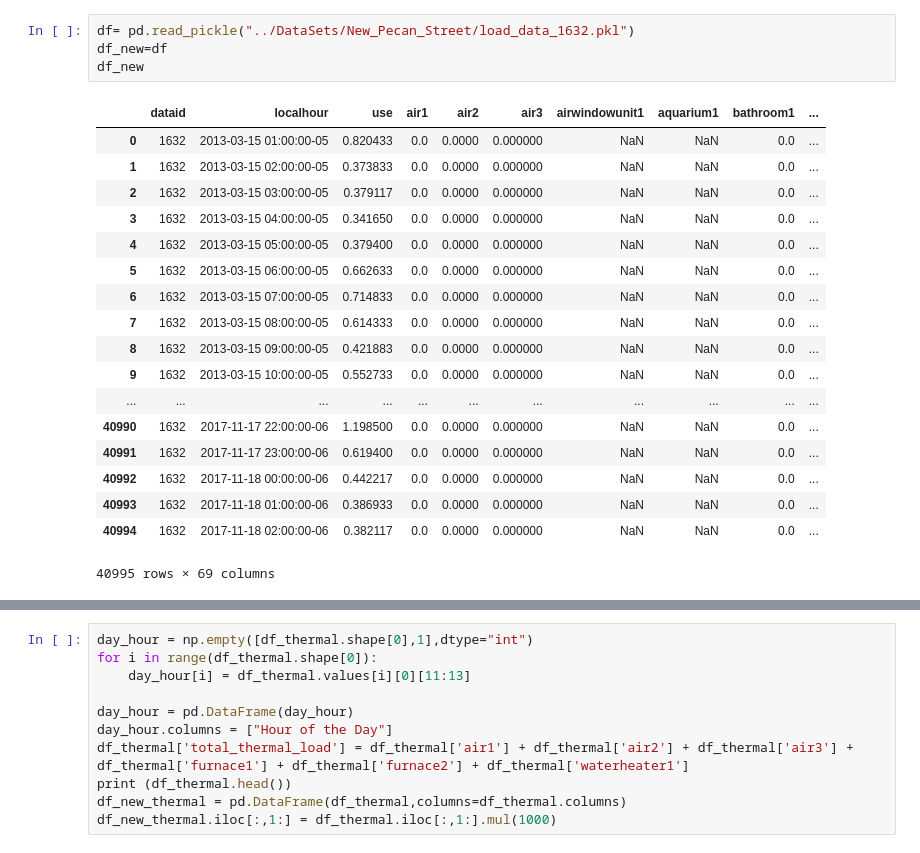
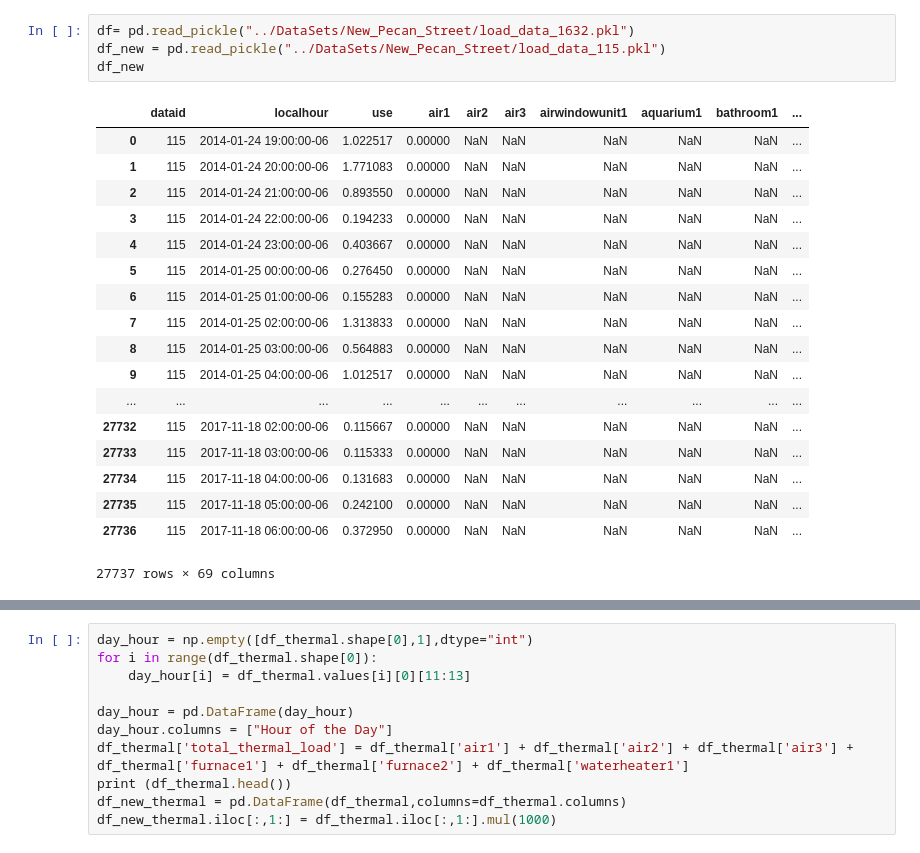
Before and after one commit to adithya8/loadPrediction, a Jupyter notebook: Untitled.ipynb, the cells around one changed output, grey strips where cells are left out. Cells and saved outputs as stored; diff of their text form.

```diff
--- a/Untitled.ipynb
+++ b/Untitled.ipynb
@@ -122,27 +126,27 @@ def nnmodel(localdf):
     del model
 # %%
 df= pd.read_pickle("../DataSets/New_Pecan_Street/load_data_1632.pkl")
-df_new=df
+df_new = pd.read_pickle("../DataSets/New_Pecan_Street/load_data_115.pkl")
 df_new
 # %% [output]
 |  | dataid | localhour | use | air1 | air2 | air3 | airwindowunit1 | aquarium1 | bathroom1 | ... |
-| 0 | 1632 | 2013-03-15 01:00:00-05 | 0.820433 | 0.0 | 0.0000 | 0.000000 | NaN | NaN | 0.0 | ... |
-| 1 | 1632 | 2013-03-15 02:00:00-05 | 0.373833 | 0.0 | 0.0000 | 0.000000 | NaN | NaN | 0.0 | ... |
-| 2 | 1632 | 2013-03-15 03:00:00-05 | 0.379117 | 0.0 | 0.0000 | 0.000000 | NaN | NaN | 0.0 | ... |
-| 3 | 1632 | 2013-03-15 04:00:00-05 | 0.341650 | 0.0 | 0.0000 | 0.000000 | NaN | NaN | 0.0 | ... |
-| 4 | 1632 | 2013-03-15 05:00:00-05 | 0.379400 | 0.0 | 0.0000 | 0.000000 | NaN | NaN | 0.0 | ... |
-| 5 | 1632 | 2013-03-15 06:00:00-05 | 0.662633 | 0.0 | 0.0000 | 0.000000 | NaN | NaN | 0.0 | ... |
-| 6 | 1632 | 2013-03-15 07:00:00-05 | 0.714833 | 0.0 | 0.0000 | 0.000000 | NaN | NaN | 0.0 | ... |
-| 7 | 1632 | 2013-03-15 08:00:00-05 | 0.614333 | 0.0 | 0.0000 | 0.000000 | NaN | NaN | 0.0 | ... |
-| 8 | 1632 | 2013-03-15 09:00:00-05 | 0.421883 | 0.0 | 0.0000 | 0.000000 | NaN | NaN | 0.0 | ... |
-| 9 | 1632 | 2013-03-15 10:00:00-05 | 0.552733 | 0.0 | 0.0000 | 0.000000 | NaN | NaN | 0.0 | ... |
+| 0 | 115 | 2014-01-24 19:00:00-06 | 1.022517 | 0.00000 | NaN | NaN | NaN | NaN | NaN | ... |
+| 1 | 115 | 2014-01-24 20:00:00-06 | 1.771083 | 0.00000 | NaN | NaN | NaN | NaN | NaN | ... |
+| 2 | 115 | 2014-01-24 21:00:00-06 | 0.893550 | 0.00000 | NaN | NaN | NaN | NaN | NaN | ... |
+| 3 | 115 | 2014-01-24 22:00:00-06 | 0.194233 | 0.00000 | NaN | NaN | NaN | NaN | NaN | ... |
+| 4 | 115 | 2014-01-24 23:00:00-06 | 0.403667 | 0.00000 | NaN | NaN | NaN | NaN | NaN | ... |
+| 5 | 115 | 2014-01-25 00:00:00-06 | 0.276450 | 0.00000 | NaN | NaN | NaN | NaN | NaN | ... |
+| 6 | 115 | 2014-01-25 01:00:00-06 | 0.155283 | 0.00000 | NaN | NaN | NaN | NaN | NaN | ... |
+| 7 | 115 | 2014-01-25 02:00:00-06 | 1.313833 | 0.00000 | NaN | NaN | NaN | NaN | NaN | ... |
+| 8 | 115 | 2014-01-25 03:00:00-06 | 0.564883 | 0.00000 | NaN | NaN | NaN | NaN | NaN | ... |
+| 9 | 115 | 2014-01-25 04:00:00-06 | 1.012517 | 0.00000 | NaN | NaN | NaN | NaN | NaN | ... |
 | ... | ... | ... | ... | ... | ... | ... | ... | ... | ... | ... |
-| 40990 | 1632 | 2017-11-17 22:00:00-06 | 1.198500 | 0.0 | 0.0000 | 0.000000 | NaN | NaN | 0.0 | ... |
-| 40991 | 1632 | 2017-11-17 23:00:00-06 | 0.619400 | 0.0 | 0.0000 | 0.000000 | NaN | NaN | 0.0 | ... |
-| 40992 | 1632 | 2017-11-18 00:00:00-06 | 0.442217 | 0.0 | 0.0000 | 0.000000 | NaN | NaN | 0.0 | ... |
-| 40993 | 1632 | 2017-11-18 01:00:00-06 | 0.386933 | 0.0 | 0.0000 | 0.000000 | NaN | NaN | 0.0 | ... |
-| 40994 | 1632 | 2017-11-18 02:00:00-06 | 0.382117 | 0.0 | 0.0000 | 0.000000 | NaN | NaN | 0.0 | ... |
+| 27732 | 115 | 2017-11-18 02:00:00-06 | 0.115667 | 0.00000 | NaN | NaN | NaN | NaN | NaN | ... |
+| 27733 | 115 | 2017-11-18 03:00:00-06 | 0.115333 | 0.00000 | NaN | NaN | NaN | NaN | NaN | ... |
+| 27734 | 115 | 2017-11-18 04:00:00-06 | 0.131683 | 0.00000 | NaN | NaN | NaN | NaN | NaN | ... |
+| 27735 | 115 | 2017-11-18 05:00:00-06 | 0.242100 | 0.00000 | NaN | NaN | NaN | NaN | NaN | ... |
+| 27736 | 115 | 2017-11-18 06:00:00-06 | 0.372950 | 0.00000 | NaN | NaN | NaN | NaN | NaN | ... |
-40995 rows × 69 columns
+27737 rows × 69 columns
 # %%
 pos=[]
 for i in range(3,len(df.columns)):
```
Also changed, not shown: parts of 12 cells of this notebook, 6 other files.
